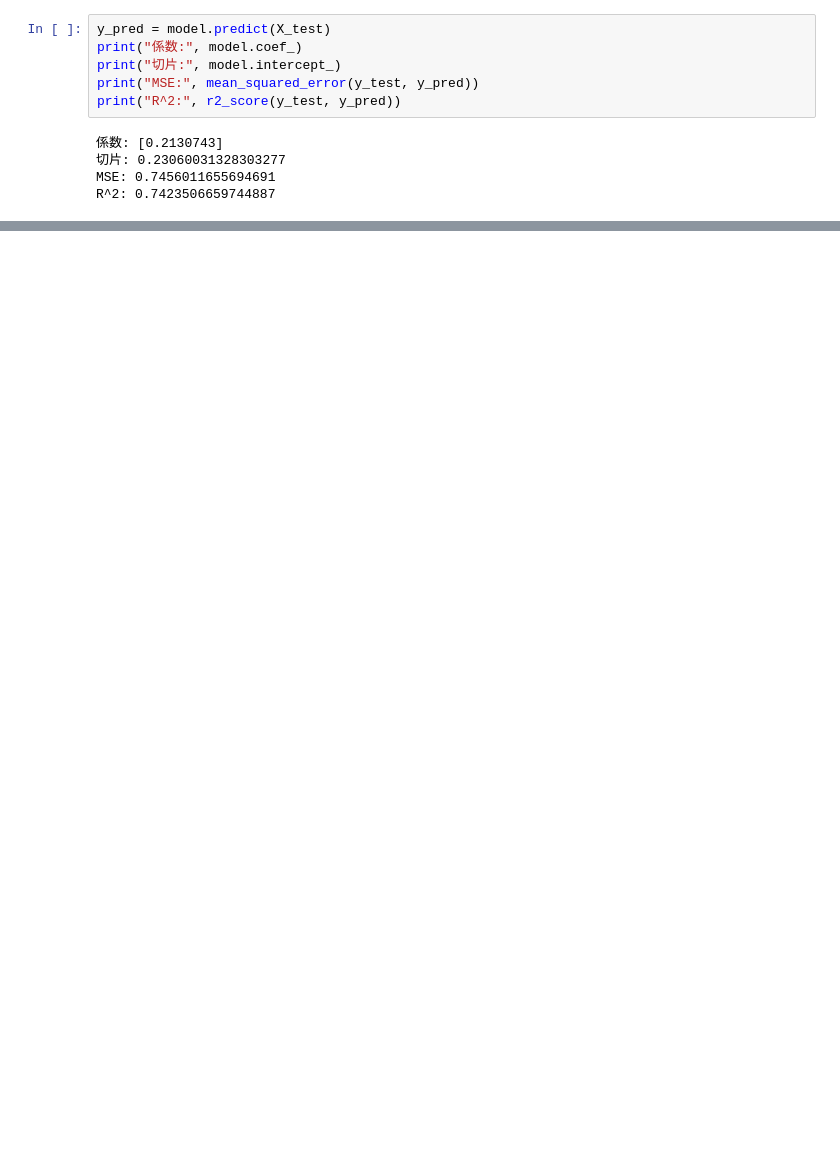
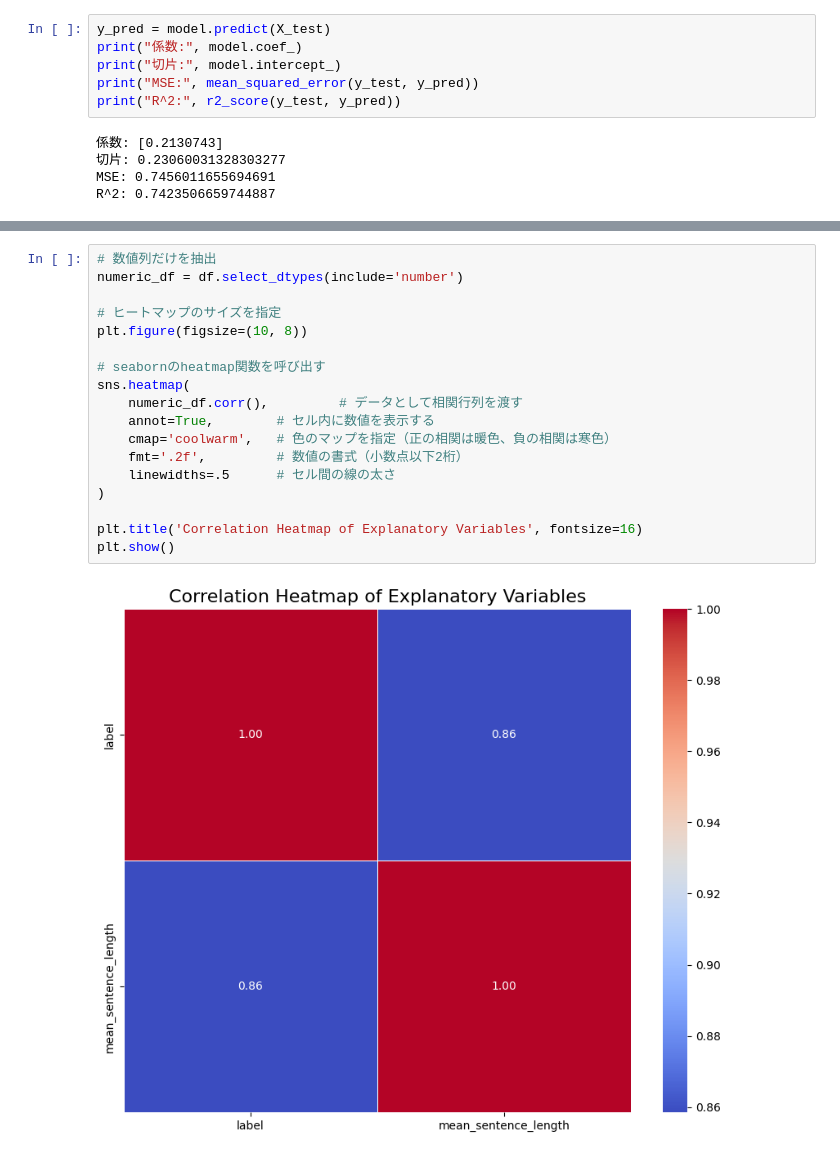
Before and after one commit to ShotaSasaki-HU/text-readability-assessor, a Jupyter notebook: difficulty_of_the_text.ipynb, the cells around one changed output, grey strips where cells are left out. Saved outputs shown, nothing was run; the diff lists cells and outputs as text; blank space fills up the shorter version.

```diff
--- a/difficulty_of_the_text.ipynb
+++ b/difficulty_of_the_text.ipynb
@@ -178,0 +212,20 @@ R^2: 0.7423506659744887
+# %%
+# 数値列だけを抽出
+numeric_df = df.select_dtypes(include='number')
+
+# ヒートマップのサイズを指定
+plt.figure(figsize=(10, 8))
+
+# seabornのheatmap関数を呼び出す
+sns.heatmap(
+    numeric_df.corr(),         # データとして相関行列を渡す
+    annot=True,        # セル内に数値を表示する
+    cmap='coolwarm',   # 色のマップを指定（正の相関は暖色、負の相関は寒色）
+    fmt='.2f',         # 数値の書式（小数点以下2桁）
+    linewidths=.5      # セル間の線の太さ
+)
+
+plt.title('Correlation Heatmap of Explanatory Variables', fontsize=16)
+plt.show()
+# %% [output]
+[figure, added]
```
Also changed, not shown: parts of 11 cells of this notebook.
